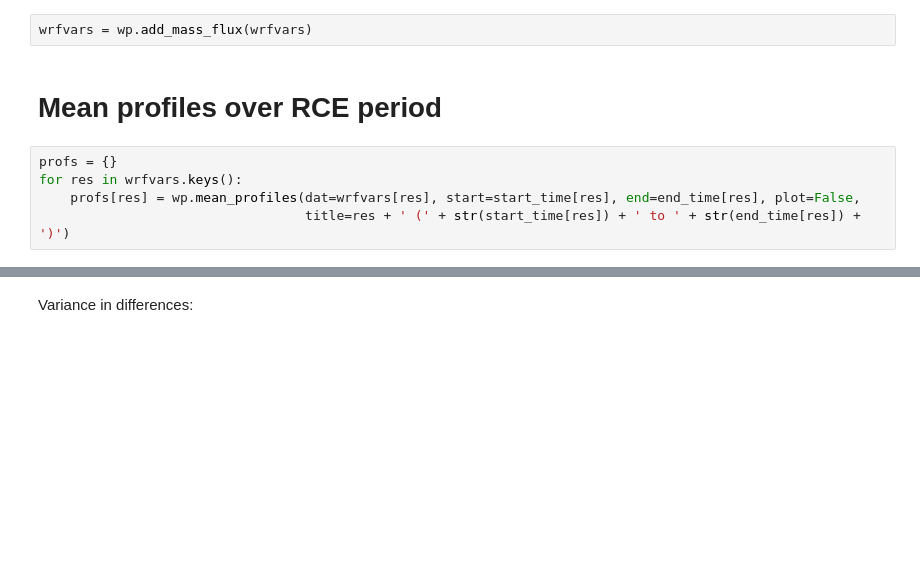
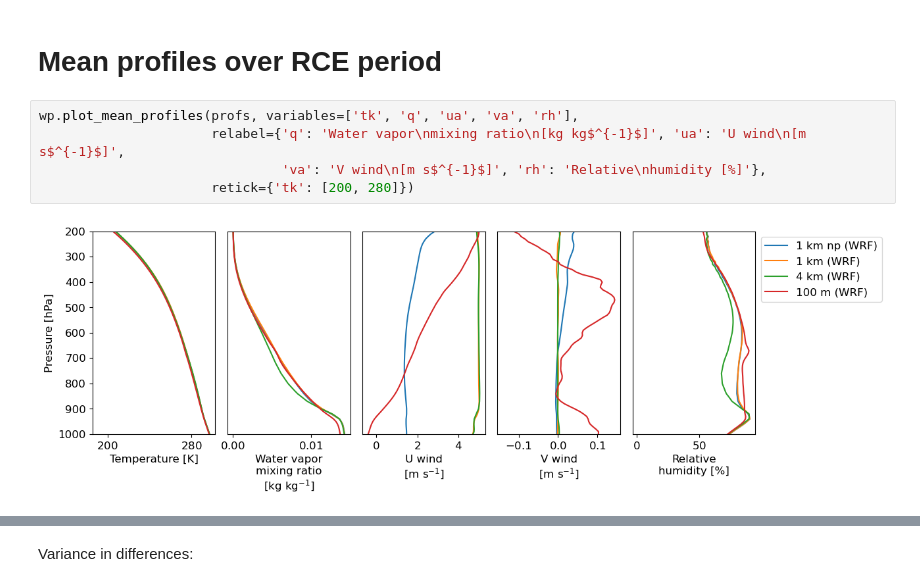
Before and after one commit to traupach/wrf_lrf_les, a Jupyter notebook: analysis/perturbation_analysis.ipynb, the cells around one changed output, grey strips where cells are left out. Drawn from its saved outputs; the diff is of its cells as text; blank space fills up the shorter version.

```diff
--- a/analysis/perturbation_analysis.ipynb
+++ b/analysis/perturbation_analysis.ipynb
@@ -153,9 +135,9 @@ Where $\sigma$ is the fraction of area covered by updrafts, $w_{up}$ is the aver
-# %%
-wrfvars = wp.add_mass_flux(wrfvars)
 # %% [markdown]
 # Mean profiles over RCE period
-# %%
-profs = {}
-for res in wrfvars.keys():
-    profs[res] = wp.mean_profiles(dat=wrfvars[res], start=start_time[res], end=end_time[res], plot=False,
-                                  title=res + ' (' + str(start_time[res]) + ' to ' + str(end_time[res]) + ')')
+# %%
+wp.plot_mean_profiles(profs, variables=['tk', 'q', 'ua', 'va', 'rh'],
+                      relabel={'q': 'Water vapor\nmixing ratio\n[kg kg$^{-1}$]', 'ua': 'U wind\n[m s$^{-1}$]',
+                               'va': 'V wind\n[m s$^{-1}$]', 'rh': 'Relative\nhumidity [%]'},
+                      retick={'tk': [200, 280]})
+# %% [output]
+[figure, added]
```
Also changed, not shown: parts of 35 cells of this notebook, 11 other files.
